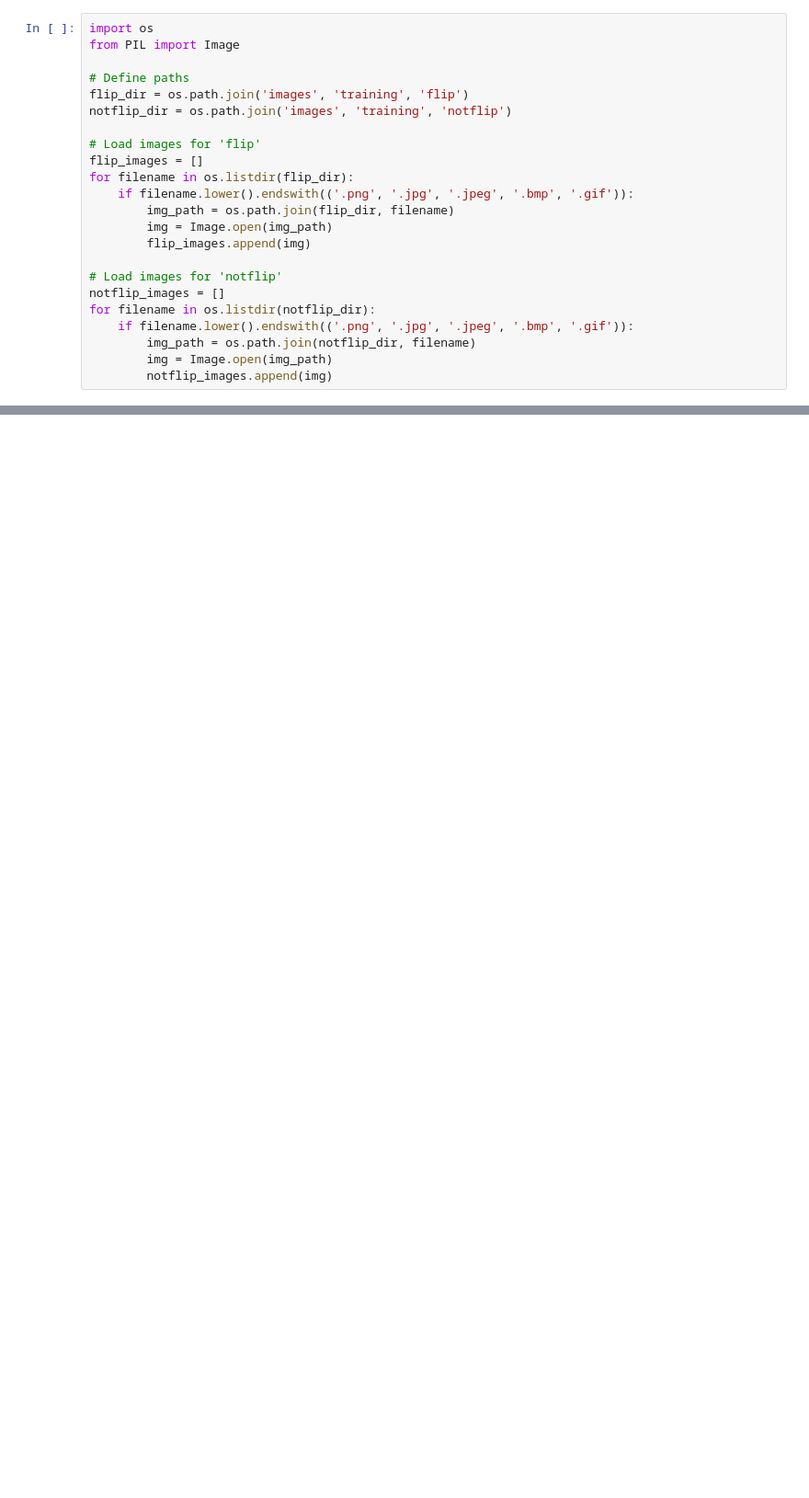
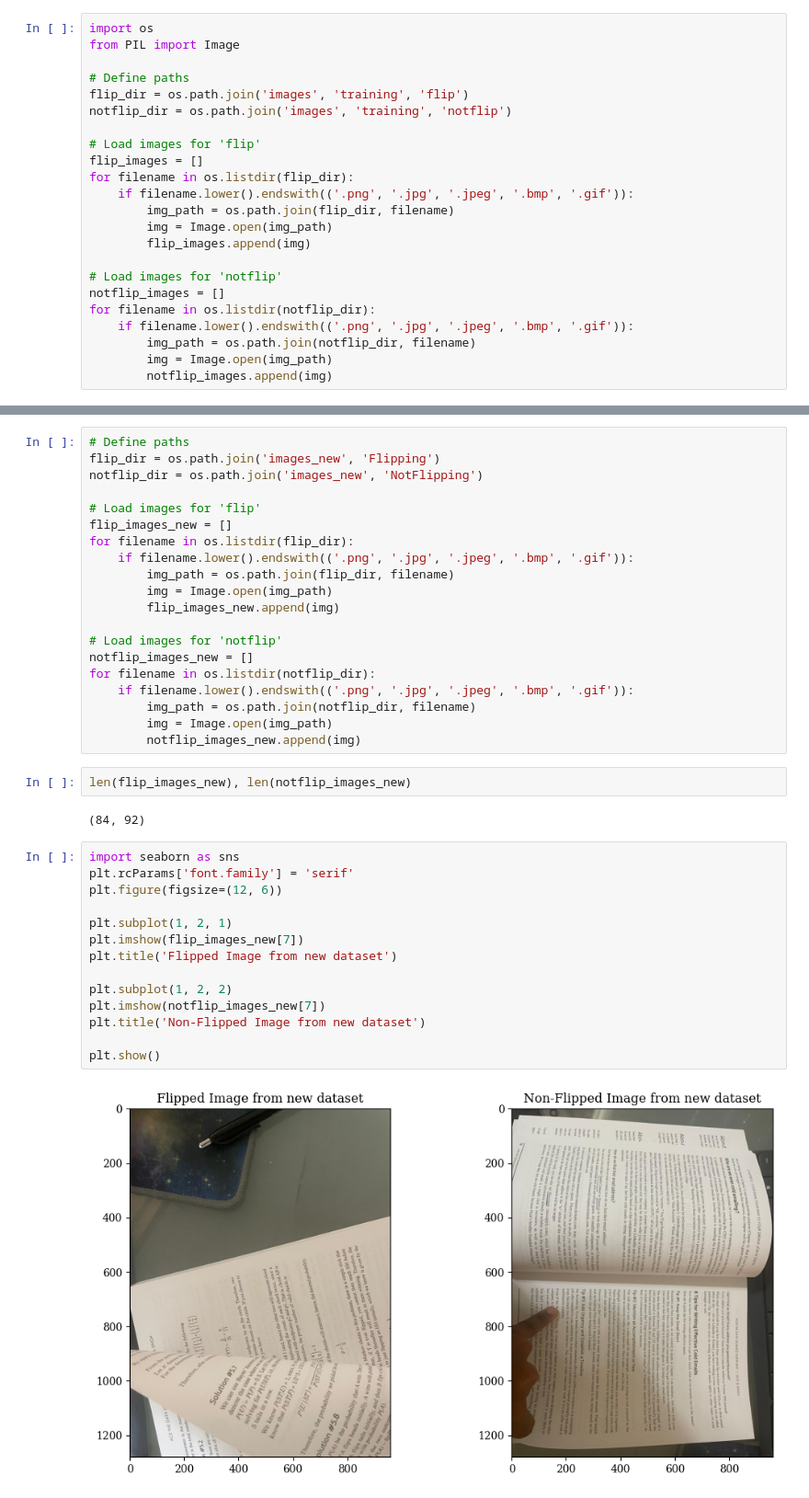
Before and after one commit to SamarpanChakraborty97/ML-Projects, a Jupyter notebook: Project4/monReader_exploration.ipynb, the cells around one changed output, grey strips where cells are left out. Shown at 92% size. Drawn from its saved outputs; the diff is of its cells as text; blank space fills up the shorter version.

```diff
--- a/Project4/monReader_exploration.ipynb
+++ b/Project4/monReader_exploration.ipynb
@@ -303,0 +80,40 @@ visualize_feature_maps(model, flip_images[0], device, 'Feature Maps for Flip Ima
+# %%
+# Define paths
+flip_dir = os.path.join('images_new', 'Flipping')
+notflip_dir = os.path.join('images_new', 'NotFlipping')
+
+# Load images for 'flip'
+flip_images_new = []
+for filename in os.listdir(flip_dir):
+    if filename.lower().endswith(('.png', '.jpg', '.jpeg', '.bmp', '.gif')):
+        img_path = os.path.join(flip_dir, filename)
+        img = Image.open(img_path)
+        flip_images_new.append(img)
+
+# Load images for 'notflip'
+notflip_images_new = []
+for filename in os.listdir(notflip_dir):
+    if filename.lower().endswith(('.png', '.jpg', '.jpeg', '.bmp', '.gif')):
+        img_path = os.path.join(notflip_dir, filename)
+        img = Image.open(img_path)
+        notflip_images_new.append(img)
+# %%
+len(flip_images_new), len(notflip_images_new)
+# %% [output]
+(84, 92)
+# %%
+import seaborn as sns
+plt.rcParams['font.family'] = 'serif'
+plt.figure(figsize=(12, 6))
+
+plt.subplot(1, 2, 1)
+plt.imshow(flip_images_new[7])
+plt.title('Flipped Image from new dataset')
+
+plt.subplot(1, 2, 2)
+plt.imshow(notflip_images_new[7])
+plt.title('Non-Flipped Image from new dataset')
+
+plt.show()
+# %% [output]
+[figure, added]
```
Also changed, not shown: parts of 39 cells of this notebook, 4 other files.
